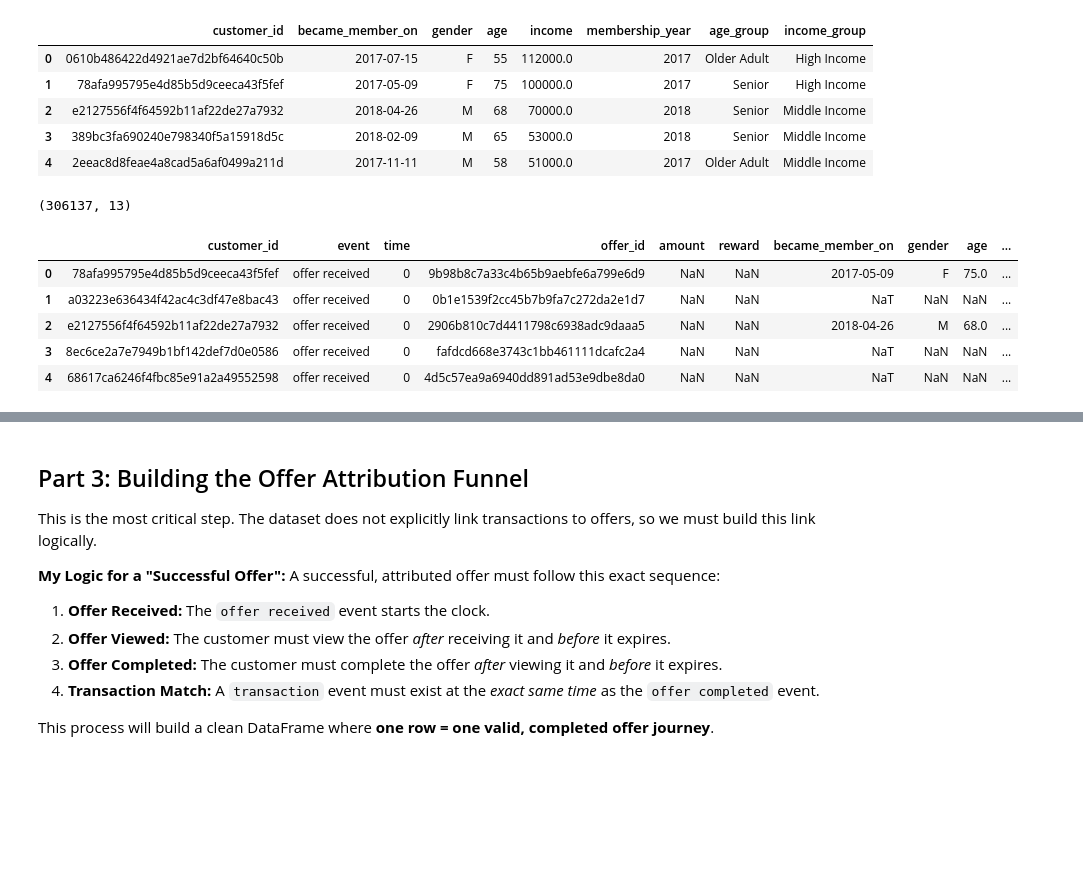
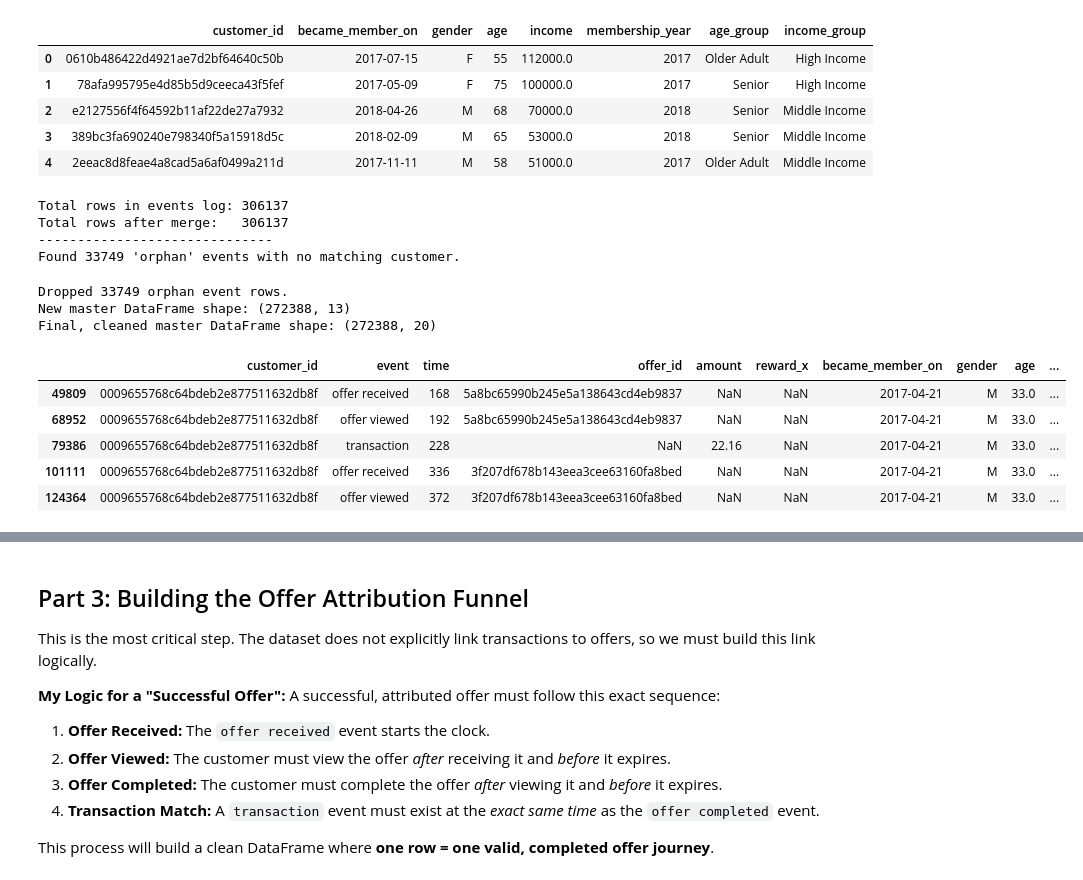
Before and after one commit to irfanzim/Python-Maven-Rewards-Challenge, a Jupyter notebook: Final Analysis.ipynb, the cells around one changed output, grey strips where cells are left out. Cells and saved outputs as stored; diff of their text form; code cells hidden in the pictures; blank space fills up the shorter version.

```diff
--- a/Final Analysis.ipynb
+++ b/Final Analysis.ipynb
@@ -283,18 +283,58 @@ customers_cleaned.head()
 | 3 | 389bc3fa690240e798340f5a15918d5c | 2018-02-09 | M | 65 | 53000.0 | 2018 | Senior | Middle Income |
 | 4 | 2eeac8d8feae4a8cad5a6af0499a211d | 2017-11-11 | M | 58 | 51000.0 | 2017 | Older Adult | Middle Income |
 # %%
-#Merge events with customer data
-df_master = pd.merge(events_cleaned, customers_cleaned,on='customer_id', how='left')
-print(df_master.shape)
-df_master.head()
+### 2.3: Merging Master Data
+# We will use the 'events_cleaned' as our LEFT table.
+# This ensures we keep all 306,137 events.
+# Events from customers not in 'customers_cleaned' will have NaN
+# in the customer columns.
+
+df_master = pd.merge(events_cleaned, customers_cleaned, on='customer_id', how='left')
+
+print(f"Total rows in events log: {len(events_cleaned)}")
+print(f"Total rows after merge:   {len(df_master)}")
+print("-" * 30)
+
+# Now, we must check for the orphan events
+orphan_events = df_master['age_group'].isnull().sum()
+print(f"Found {orphan_events} 'orphan' events with no matching customer.")
 # %% [output]
-(306137, 13)
+Total rows in events log: 306137
+Total rows after merge:   306137
+------------------------------
+Found 33749 'orphan' events with no matching customer.
-|  | customer_id | event | time | offer_id | amount | reward | became_member_on | gender | age | ... |
-| 0 | 78afa995795e4d85b5d9ceeca43f5fef | offer received | 0 | 9b98b8c7a33c4b65b9aebfe6a799e6d9 | NaN | NaN | 2017-05-09 | F | 75.0 | ... |
-| 1 | a03223e636434f42ac4c3df47e8bac43 | offer received | 0 | 0b1e1539f2cc45b7b9fa7c272da2e1d7 | NaN | NaN | NaT | NaN | NaN | ... |
-| 2 | e2127556f4f64592b11af22de27a7932 | offer received | 0 | 2906b810c7d4411798c6938adc9daaa5 | NaN | NaN | 2018-04-26 | M | 68.0 | ... |
-| 3 | 8ec6ce2a7e7949b1bf142def7d0e0586 | offer received | 0 | fafdcd668e3743c1bb461111dcafc2a4 | NaN | NaN | NaT | NaN | NaN | ... |
-| 4 | 68617ca6246f4fbc85e91a2a49552598 | offer received | 0 | 4d5c57ea9a6940dd891ad53e9dbe8da0 | NaN | NaN | NaT | NaN | NaN | ... |
+# %%
+### 2.4: Dropping Orphan Data
+# We cannot analyze events if we don't know the customer's demographics.
+# Therefore, we must make an explicit decision to drop these 33,749 rows.
+# This is far safer than letting a merge delete them silently.
+
+rows_before_drop = df_master.shape[0]
+df_master = df_master.dropna(subset=['age_group', 'income_group', 'gender'])
+rows_after_drop = df_master.shape[0]
+
+print(f"Dropped {rows_before_drop - rows_after_drop} orphan event rows.")
+print(f"New master DataFrame shape: {df_master.shape}")
+
+# Now, we must also merge the offer data.
+# We use 'left' because transaction events won't have an offer_id.
+df_master = pd.merge(df_master, offers_cleaned, on='offer_id', how='left')
+
+# Sort chronologically for each customer. This is crucial for the iteration logic.
+df_master = df_master.sort_values(['customer_id', 'time'])
+
+print(f"Final, cleaned master DataFrame shape: {df_master.shape}")
+df_master.head()
+# %% [output]
+Dropped 33749 orphan event rows.
+New master DataFrame shape: (272388, 13)
+Final, cleaned master DataFrame shape: (272388, 20)
+|  | customer_id | event | time | offer_id | amount | reward_x | became_member_on | gender | age | ... |
+| 49809 | 0009655768c64bdeb2e877511632db8f | offer received | 168 | 5a8bc65990b245e5a138643cd4eb9837 | NaN | NaN | 2017-04-21 | M | 33.0 | ... |
+| 68952 | 0009655768c64bdeb2e877511632db8f | offer viewed | 192 | 5a8bc65990b245e5a138643cd4eb9837 | NaN | NaN | 2017-04-21 | M | 33.0 | ... |
+| 79386 | 0009655768c64bdeb2e877511632db8f | transaction | 228 | NaN | 22.16 | NaN | 2017-04-21 | M | 33.0 | ... |
+| 101111 | 0009655768c64bdeb2e877511632db8f | offer received | 336 | 3f207df678b143eea3cee63160fa8bed | NaN | NaN | 2017-04-21 | M | 33.0 | ... |
+| 124364 | 0009655768c64bdeb2e877511632db8f | offer viewed | 372 | 3f207df678b143eea3cee63160fa8bed | NaN | NaN | 2017-04-21 | M | 33.0 | ... |
 # %%
 # Merge the result with offer data
 # We use a left join because transaction events won't have an offer_id,
```
Also changed, not shown: parts of 4 cells of this notebook.
